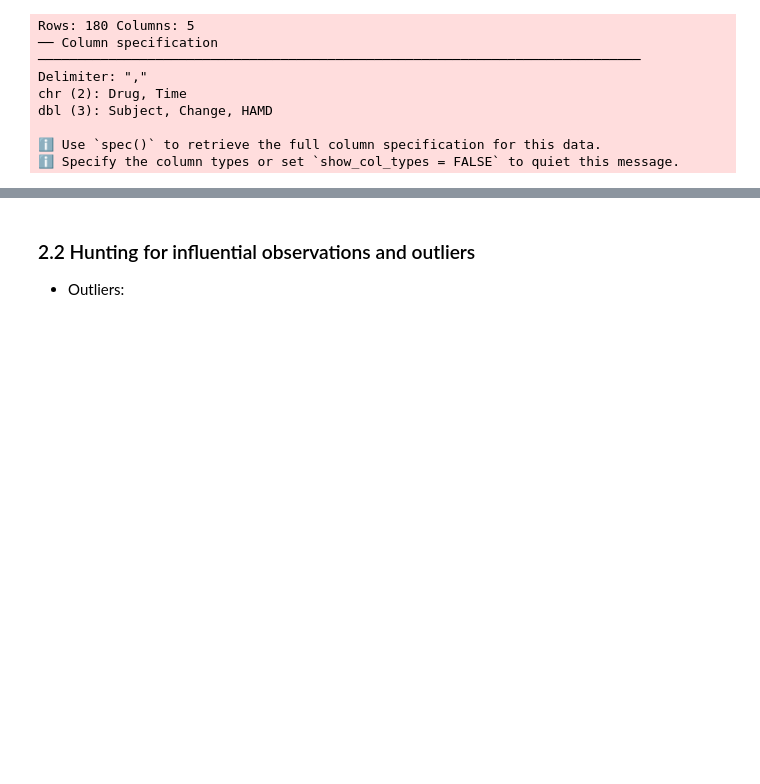
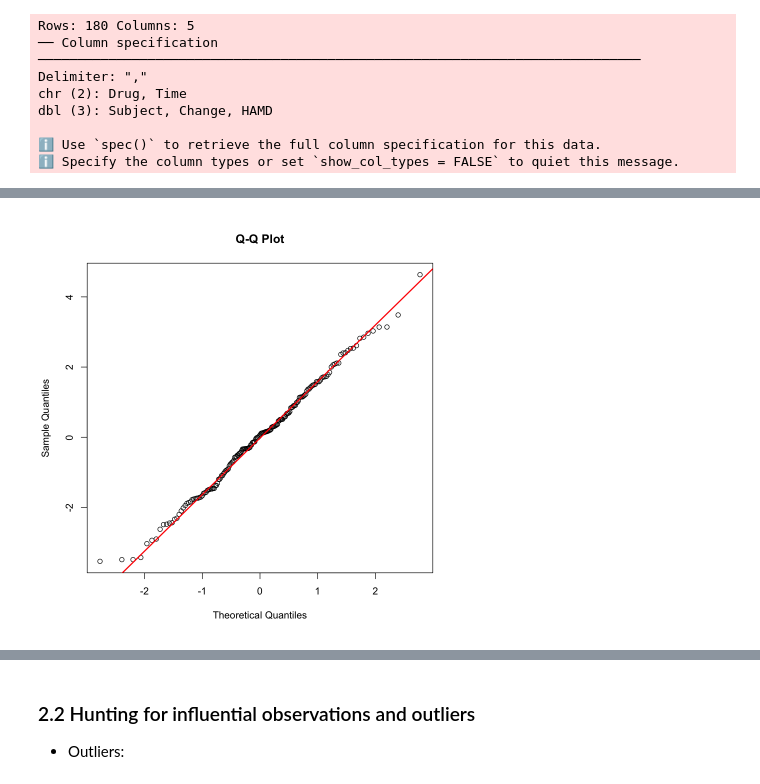
Before and after one commit to JeremyHogeveen/dspn_spring2026_github, a Jupyter notebook: code/dspn_spring2026_week12_04092026.ipynb, the cells around one changed output, grey strips where cells are left out. Saved outputs shown, nothing was run; the diff lists cells and outputs as text; code cells hidden in the pictures; blank space fills up the shorter version.

```diff
--- a/code/dspn_spring2026_week12_04092026.ipynb
+++ b/code/dspn_spring2026_week12_04092026.ipynb
@@ -156,0 +165,6 @@ dbl (3): Subject, Change, HAMD
+# %%
+# QQ normality plots
+qqnorm(resid(m_lmm),main = "Q-Q Plot")
+qqline(resid(m_lmm), col = "red", lwd = 2)
+# %% [output]
+[figure, added]
```
Also changed, not shown: parts of 15 cells of this notebook, 1 other file.
